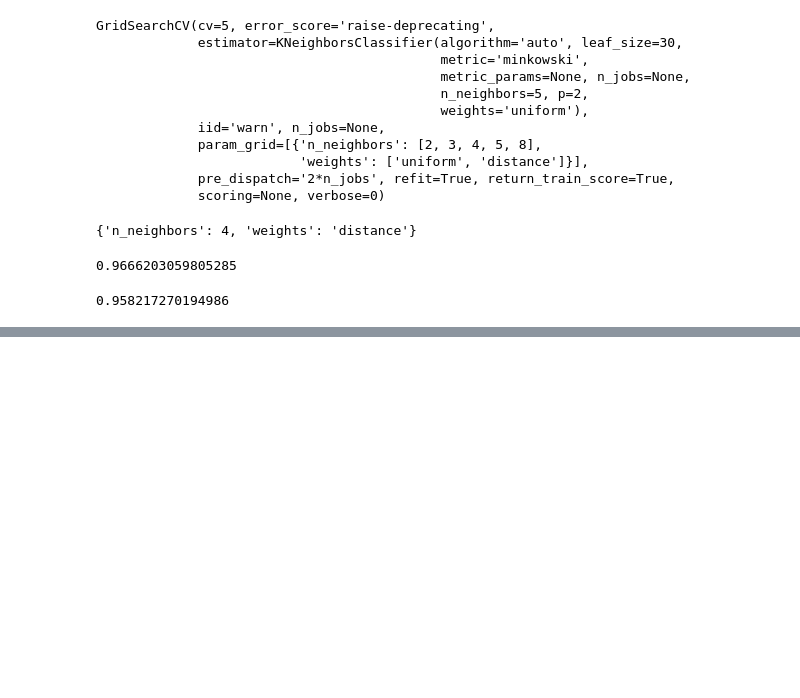
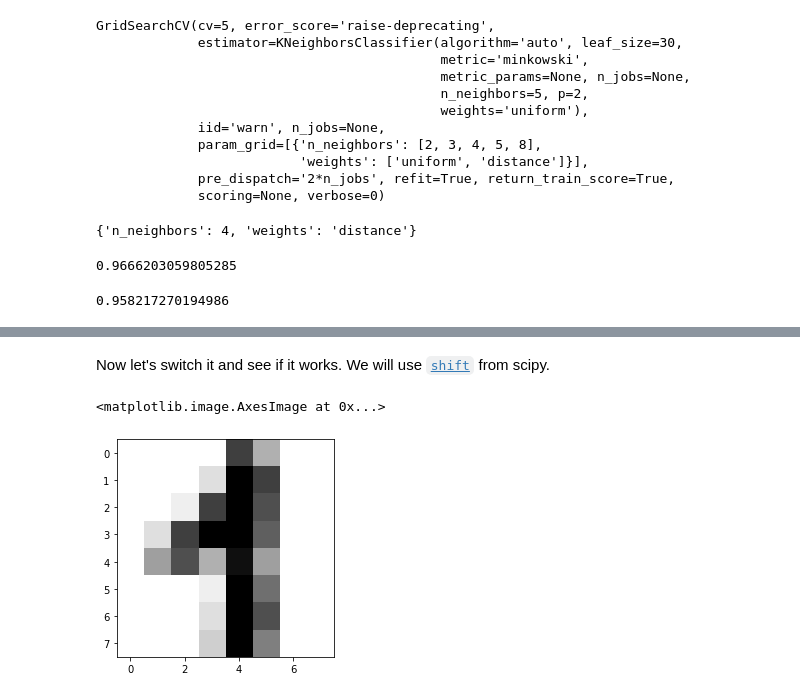
Before and after one commit to giuseppebaldini/ml-scikit-keras-tensorflow, a Jupyter notebook: 03.Classification.ipynb, the cells around one changed output, grey strips where cells are left out. Cells and saved outputs as stored; diff of their text form; code cells hidden in the pictures; blank space fills up the shorter version.

```diff
--- a/03.Classification.ipynb
+++ b/03.Classification.ipynb
@@ -403,0 +422,10 @@ Result: **95.8%**. Surely not the
+# %% [markdown]
+Now let's switch it and see if it works. We will use [`shift`](https://docs.scipy.org/doc/scipy/reference/generated/scipy.ndimage.shift.html#scipy.ndimage.shift) from scipy.
+# %%
+from scipy.ndimage import shift
+# one pixel down - one pixel right
+example_img_shifted = shift(example_img, [1,1])
+plt.imshow(example_img, cmap="binary")
+# %% [output]
+<matplotlib.image.AxesImage at 0x...>
+[figure, added]
```
Also changed, not shown: parts of 8 cells of this notebook.
